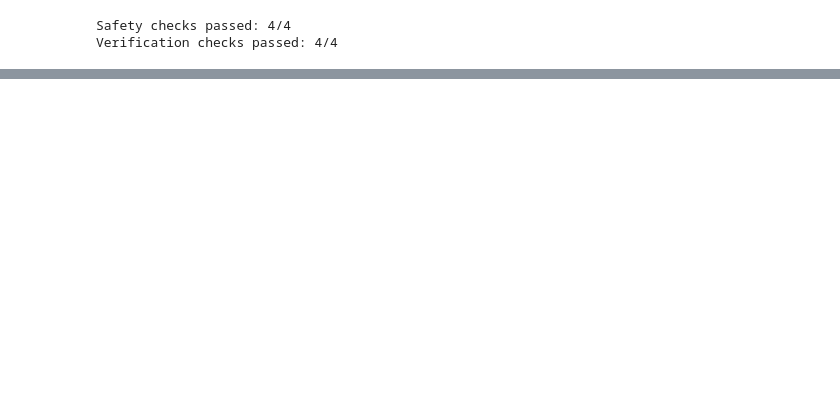
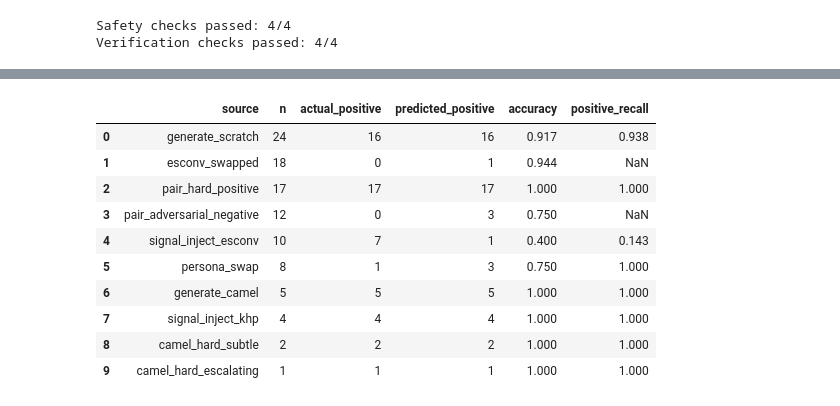
Before and after one commit to anushreeg1975/Trustworthy-MentalAI, a Jupyter notebook: mental_ai.ipynb, the cells around one changed output, grey strips where cells are left out. Saved outputs shown, nothing was run; the diff lists cells and outputs as text; code cells hidden in the pictures; blank space fills up the shorter version.

```diff
--- a/mental_ai.ipynb
+++ b/mental_ai.ipynb
@@ -11237,0 +13208,16 @@ Verification checks passed: 4/4
+# %%
+unmatched_df = english_test_df[
+    english_test_df["user_turn_count"] == 0
+]
+
+print("UNMATCHED CONVERSATIONS:", len(unmatched_df))
+print("=" * 60)
+
+for idx, (_, row) in enumerate(unmatched_df.head(8).iterrows(), start=1):
+    print(f"\nExample {idx}")
+    print("Label:", row["label"])
+    print("Source:", row["source"])
+    print("Primary signal:", row["primary_signal"])
+    print("Conversation preview:")
+    print(str(row["text"])[:1200].replace("\n", " "))
+    print("-" * 60)
@@ -11237,0 +14041,67 @@ Verification checks passed: 4/4
+# %%
+import pandas as pd
+from sklearn.metrics import precision_score, recall_score, f1_score
+
+# Keep all analysis on validation data.
+error_df = validation_en_df.copy()
+error_df["predicted_label"] = val_predictions
+error_df["model_probability"] = tfidf_model.predict_proba(X_val)[:, 1]
+
+false_negatives = error_df[
+    (error_df["label"] == 1) &
+    (error_df["predicted_label"] == 0)
+]
+
+false_positives = error_df[
+    (error_df["label"] == 0) &
+    (error_df["predicted_label"] == 1)
+]
+
+print("ERROR ANALYSIS")
+print("=" * 50)
+print("False negatives:", len(false_negatives))
+print("False positives:", len(false_positives))
+
+print("\nPERFORMANCE BY SOURCE")
+source_rows = []
+
+for source, group in error_df.groupby("source"):
+    actual = group["label"].astype(int)
+    predicted = group["predicted_label"].astype(int)
+
+    source_rows.append({
+        "source": source,
+        "n": len(group),
+        "actual_positive": int(actual.sum()),
+        "predicted_positive": int(predicted.sum()),
+        "accuracy": round((actual == predicted).mean(), 3),
+        "positive_recall": (
+            round(recall_score(actual, predicted, zero_division=0), 3)
+            if actual.sum() > 0 else None
+        ),
+    })
+
+display(
+    pd.DataFrame(source_rows)
+    .sort_values("n", ascending=False)
+    .reset_index(drop=True)
+)
+
+for title, cases in [
+    ("FALSE NEGATIVES — HIGH RISK MISSED", false_negatives),
+    ("FALSE POSITIVES — LOWER RISK FLAGGED", false_positives),
+]:
+    print(f"\n{title}")
+    print("=" * 50)
+
+    for _, row in cases.head(5).iterrows():
+        turns = row["extracted_user_turns"]
+        print(
+            f"\nSource: {row['source']} | "
+            f"Label: {row['label']} | "
+            f"Predicted: {row['predicted_label']} | "
+            f"Probability: {row['model_probability']:.3f}"
+        )
+        print("Text:", " ".join(turns)[:650])
+        print("-" * 50)
+# %% [output]
@@ -11237,0 +14114,11 @@ Verification checks passed: 4/4
+|  | source | n | actual_positive | predicted_positive | accuracy | positive_recall |
+| 0 | generate_scratch | 24 | 16 | 16 | 0.917 | 0.938 |
+| 1 | esconv_swapped | 18 | 0 | 1 | 0.944 | NaN |
+| 2 | pair_hard_positive | 17 | 17 | 17 | 1.000 | 1.000 |
+| 3 | pair_adversarial_negative | 12 | 0 | 3 | 0.750 | NaN |
+| 4 | signal_inject_esconv | 10 | 7 | 1 | 0.400 | 0.143 |
+| 5 | persona_swap | 8 | 1 | 3 | 0.750 | 1.000 |
+| 6 | generate_camel | 5 | 5 | 5 | 1.000 | 1.000 |
+| 7 | signal_inject_khp | 4 | 4 | 4 | 1.000 | 1.000 |
+| 8 | camel_hard_subtle | 2 | 2 | 2 | 1.000 | 1.000 |
+| 9 | camel_hard_escalating | 1 | 1 | 1 | 1.000 | 1.000 |
```
Also changed, not shown: parts of 53 cells of this notebook, 8 other files.
